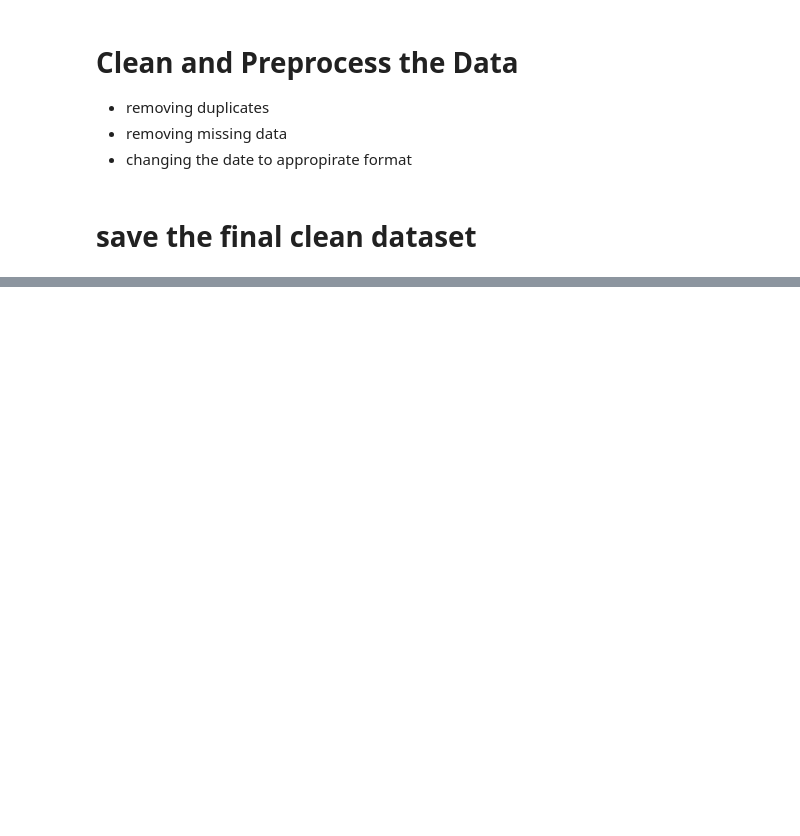
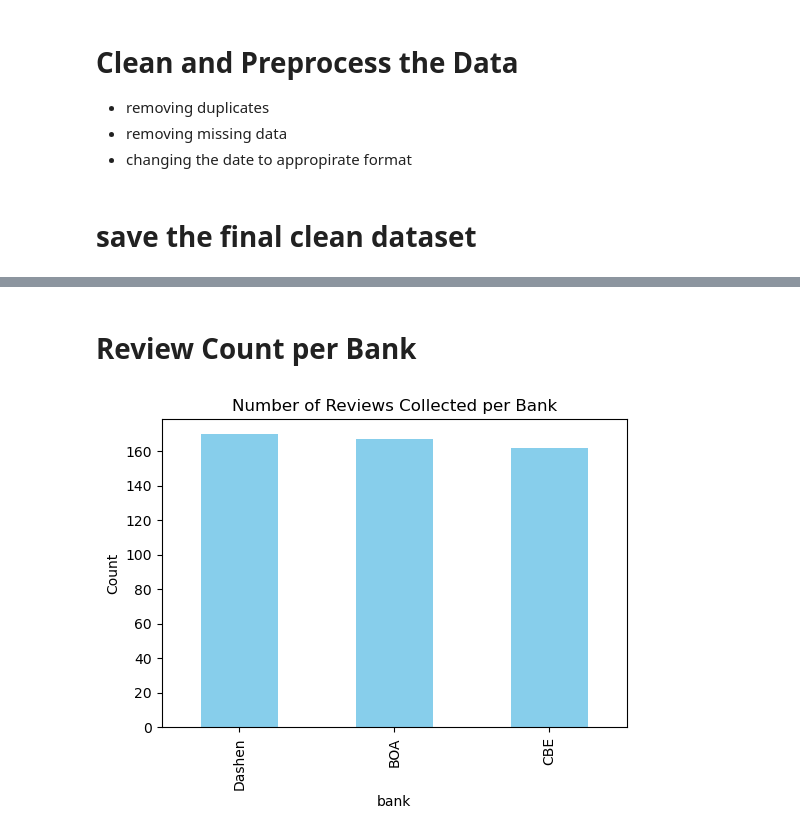
Before and after one commit to Bezawit-cloud/google-play-app-reviews-analysis, a Jupyter notebook: src/scraper/scrape_reviews.ipynb, the cells around one changed output, grey strips where cells are left out. Cells and saved outputs as stored; diff of their text form; code cells hidden in the pictures; blank space fills up the shorter version.

```diff
--- a/src/scraper/scrape_reviews.ipynb
+++ b/src/scraper/scrape_reviews.ipynb
@@ -63,0 +79,9 @@ df_all.head()
+# %% [markdown]
+#  Review Count per Bank
+# %%
+df_all['bank'].value_counts().plot(kind='bar', figsize=(6,4), color='skyblue')
+plt.title("Number of Reviews Collected per Bank")
+plt.ylabel("Count")
+plt.show()
+# %% [output]
+[figure, added]
```
Also changed, not shown: parts of 3 cells of this notebook.
